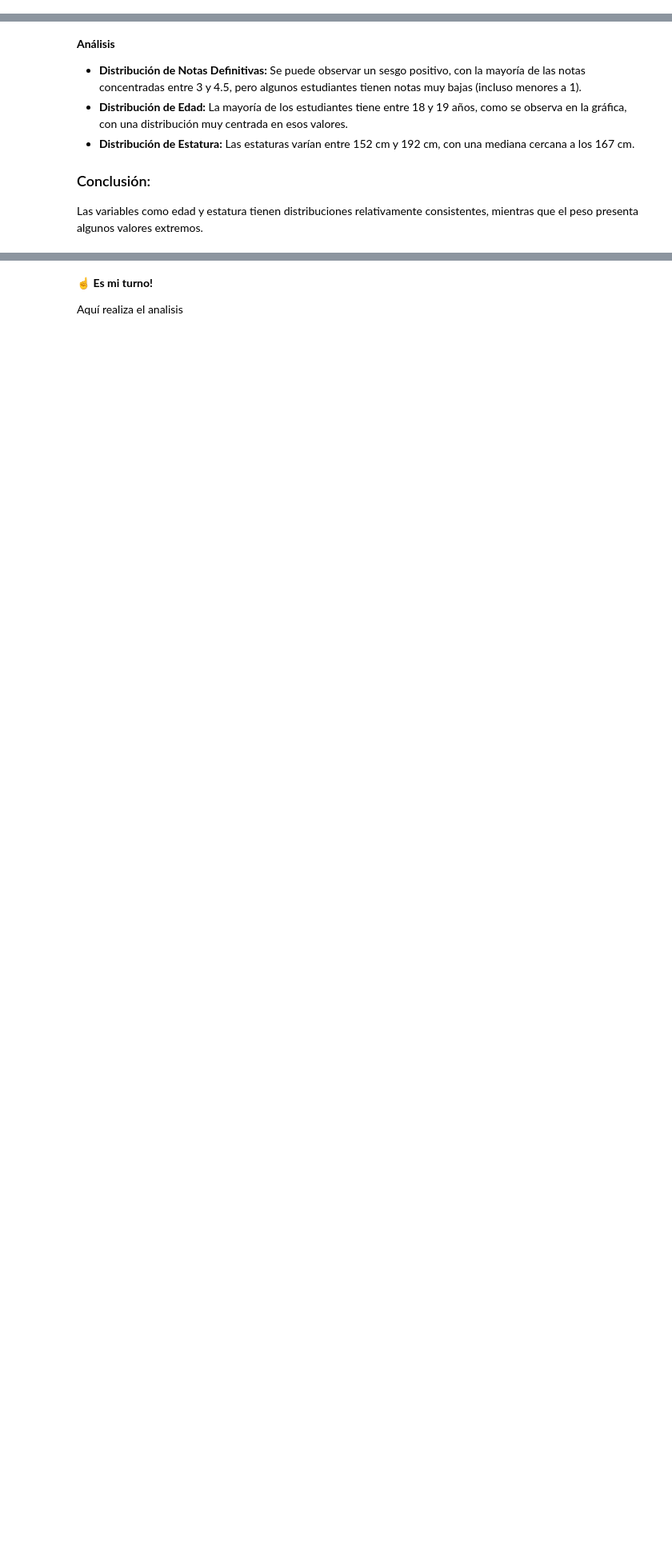
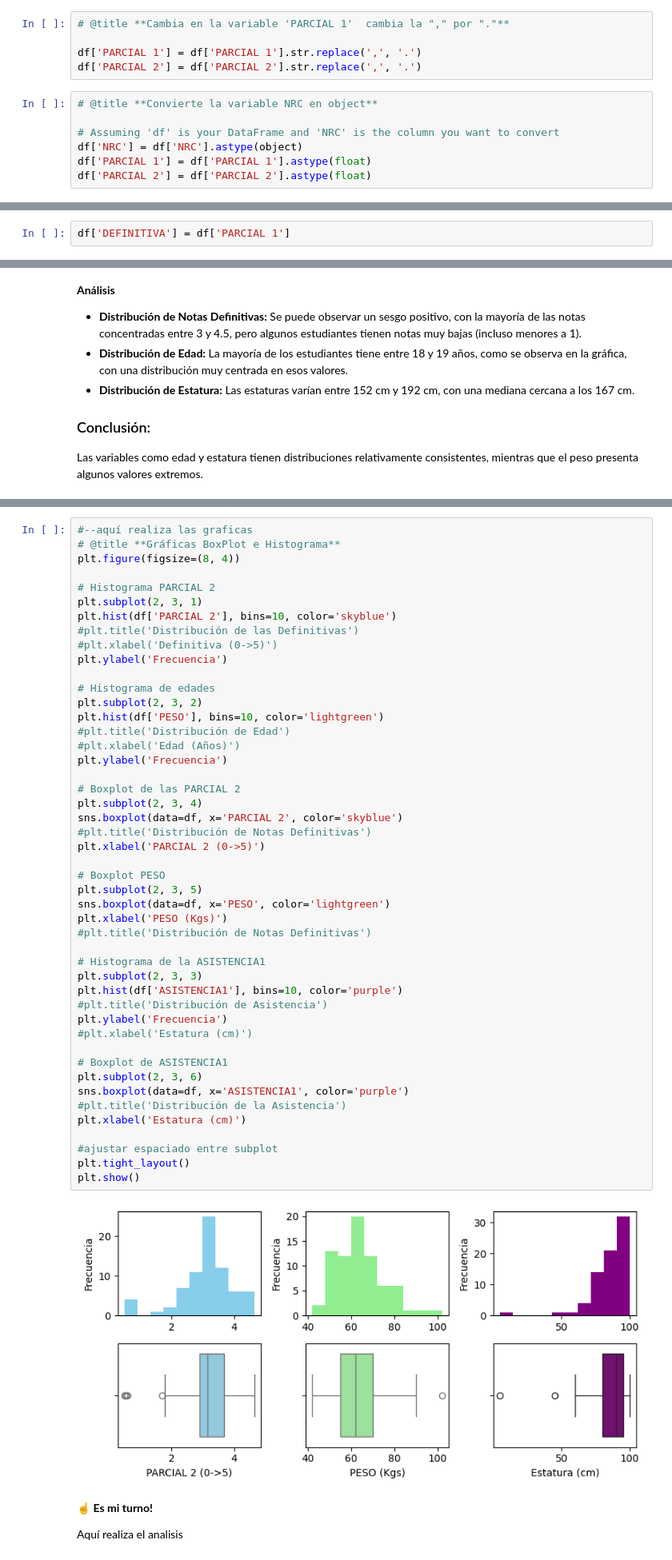
Before and after one commit to JSEFERINO/Maestros_Bolivar, a Jupyter notebook: Ejemplo_proyecto_final_curso.ipynb, the cells around one changed output, grey strips where cells are left out. Shown at 80% size. Saved outputs shown, nothing was run; the diff lists cells and outputs as text; blank space fills up the shorter version.

```diff
--- a/Ejemplo_proyecto_final_curso.ipynb
+++ b/Ejemplo_proyecto_final_curso.ipynb
@@ -160,0 +163,12 @@ print('Estratos=', Tipos_estratos)
+# %%
+# @title **Cambia en la variable 'PARCIAL 1'  cambia la "," por "."**
+
+df['PARCIAL 1'] = df['PARCIAL 1'].str.replace(',', '.')
+df['PARCIAL 2'] = df['PARCIAL 2'].str.replace(',', '.')
+# %%
+# @title **Convierte la variable NRC en object**
+
+# Assuming 'df' is your DataFrame and 'NRC' is the column you want to convert
+df['NRC'] = df['NRC'].astype(object)
+df['PARCIAL 1'] = df['PARCIAL 1'].astype(float)
+df['PARCIAL 2'] = df['PARCIAL 2'].astype(float)
@@ -254,0 +358,2 @@ categ_stats
+# %%
+df['DEFINITIVA'] = df['PARCIAL 1']
@@ -317,3 +438,52 @@ plt.show()
+# %%
+#--aquí realiza las graficas
+# @title **Gráficas BoxPlot e Histograma**
+plt.figure(figsize=(8, 4))
+
+# Histograma PARCIAL 2
+plt.subplot(2, 3, 1)
+plt.hist(df['PARCIAL 2'], bins=10, color='skyblue')
+#plt.title('Distribución de las Definitivas')
+#plt.xlabel('Definitiva (0->5)')
+plt.ylabel('Frecuencia')
+
+# Histograma de edades
+plt.subplot(2, 3, 2)
+plt.hist(df['PESO'], bins=10, color='lightgreen')
+#plt.title('Distribución de Edad')
+#plt.xlabel('Edad (Años)')
+plt.ylabel('Frecuencia')
+
+# Boxplot de las PARCIAL 2
+plt.subplot(2, 3, 4)
+sns.boxplot(data=df, x='PARCIAL 2', color='skyblue')
+#plt.title('Distribución de Notas Definitivas')
+plt.xlabel('PARCIAL 2 (0->5)')
+
+# Boxplot PESO
+plt.subplot(2, 3, 5)
+sns.boxplot(data=df, x='PESO', color='lightgreen')
+plt.xlabel('PESO (Kgs)')
+#plt.title('Distribución de Notas Definitivas')
+
+# Histograma de la ASISTENCIA1
+plt.subplot(2, 3, 3)
+plt.hist(df['ASISTENCIA1'], bins=10, color='purple')
+#plt.title('Distribución de Asistencia')
+plt.ylabel('Frecuencia')
+#plt.xlabel('Estatura (cm)')
+
+# Boxplot de ASISTENCIA1
+plt.subplot(2, 3, 6)
+sns.boxplot(data=df, x='ASISTENCIA1', color='purple')
+#plt.title('Distribución de la Asistencia')
+plt.xlabel('Estatura (cm)')
+
+#ajustar espaciado entre subplot
+plt.tight_layout()
+plt.show()
+# %% [output]
+[figure, added]
 # %% [markdown]
 ☝ **Es mi turno!**
 
```
Also changed, not shown: parts of 30 cells of this notebook.
